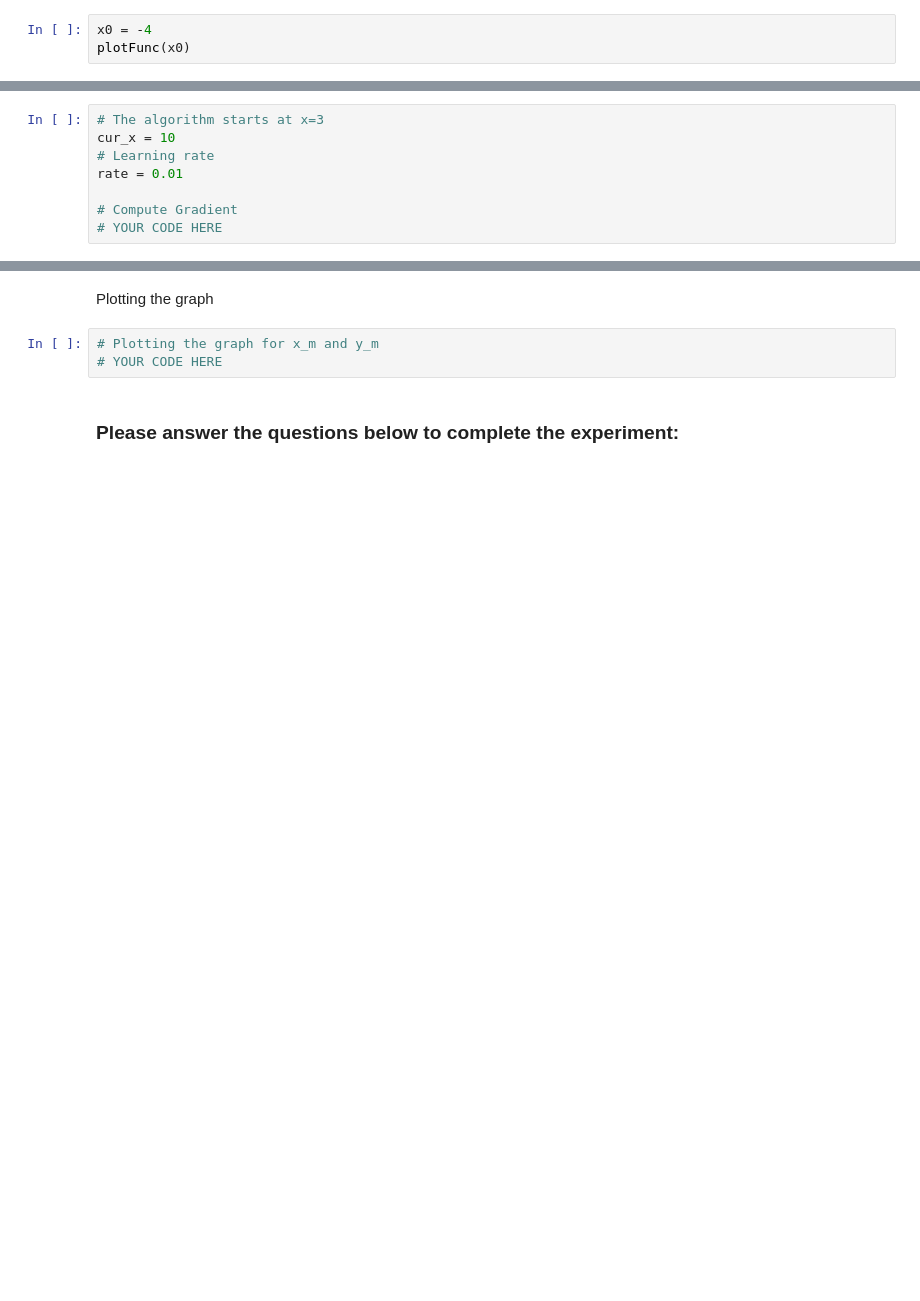
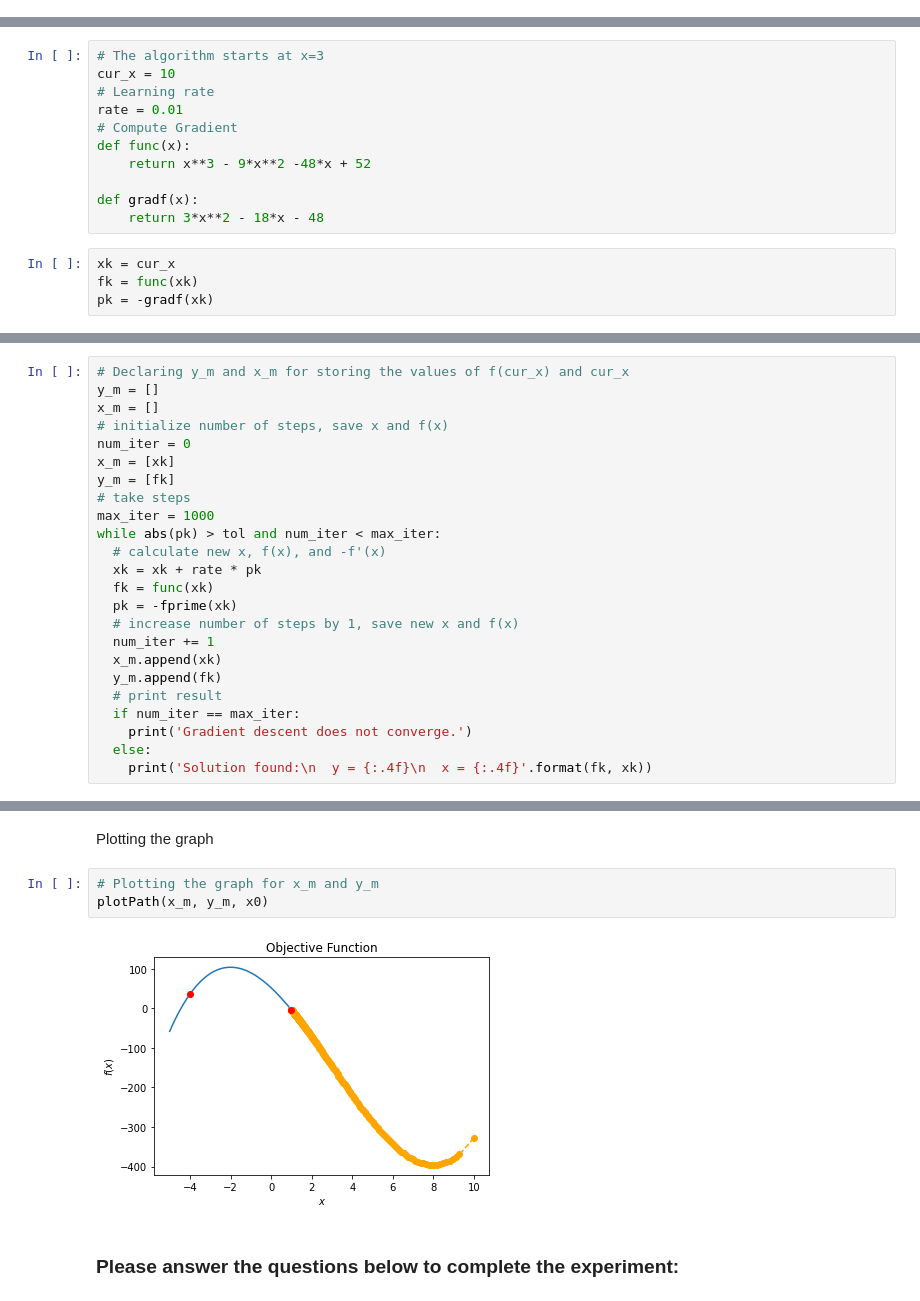
Before and after one commit to GaneshSelvaraj717/Ganesh-Selvaraj, a Jupyter notebook: M1_AST_05_Numerical_Optimization_A.ipynb, the cells around one changed output, grey strips where cells are left out. Drawn from its saved outputs; the diff is of its cells as text; blank space fills up the shorter version.

```diff
--- a/M1_AST_05_Numerical_Optimization_A.ipynb
+++ b/M1_AST_05_Numerical_Optimization_A.ipynb
@@ -271,3 +257,0 @@ def plotPath(xs, ys, x0):
-# %%
-x0 = -4
-plotFunc(x0)
@@ -355,8 +335,15 @@ Initializing the parameters
 cur_x = 10
 # Learning rate
 rate = 0.01
+# Compute Gradient
+def func(x):
+    return x**3 - 9*x**2 -48*x + 52
 
-# Compute Gradient
-# YOUR CODE HERE
+def gradf(x):
+    return 3*x**2 - 18*x - 48
+# %%
+xk = cur_x
+fk = func(xk)
+pk = -gradf(xk)
 # %% [markdown]
 Run a loop to perform gradient descent. Stop the loop when difference between x values from 2 consecutive iterations is less than 0.000001 or when number of iterations exceeds 1000.
@@ -370,0 +350,24 @@ while previous_step_size > precision and iters < max_iters:
+# %%
+# Declaring y_m and x_m for storing the values of f(cur_x) and cur_x
+y_m = []
+x_m = []
+# initialize number of steps, save x and f(x)
+num_iter = 0
+x_m = [xk]
+y_m = [fk]
+# take steps
+max_iter = 1000
+while abs(pk) > tol and num_iter < max_iter:
+  # calculate new x, f(x), and -f'(x)
+  xk = xk + rate * pk
+  fk = func(xk)
+  pk = -fprime(xk)
+  # increase number of steps by 1, save new x and f(x)
+  num_iter += 1
+  x_m.append(xk)
+  y_m.append(fk)
+  # print result
+  if num_iter == max_iter:
+    print('Gradient descent does not converge.')
+  else:
+    print('Solution found:\n  y = {:.4f}\n  x = {:.4f}'.format(fk, xk))
@@ -372,7 +393,9 @@ while previous_step_size > precision and iters < max_iters:
 Plotting the graph
 # %%
 # Plotting the graph for x_m and y_m
-# YOUR CODE HERE
+plotPath(x_m, y_m, x0)
+# %% [output]
+[figure, added]
 # %% [markdown]
 ### Please answer the questions below to complete the experiment:
 # %% [markdown]
```
Also changed, not shown: parts of 13 cells of this notebook.
